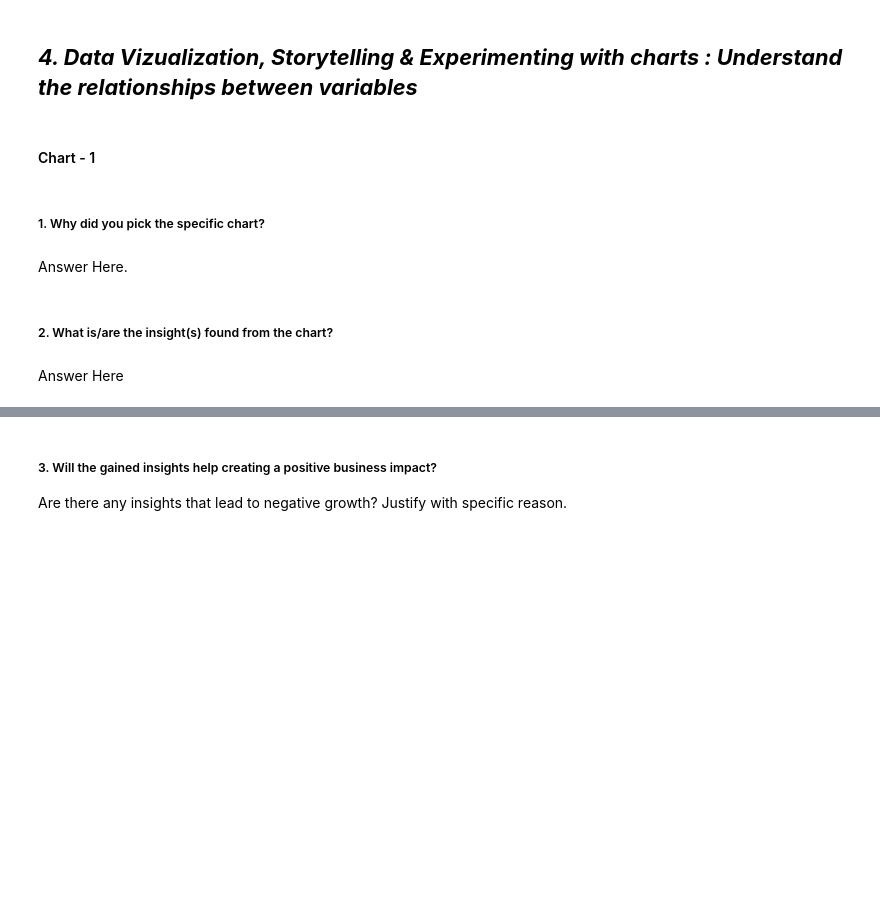
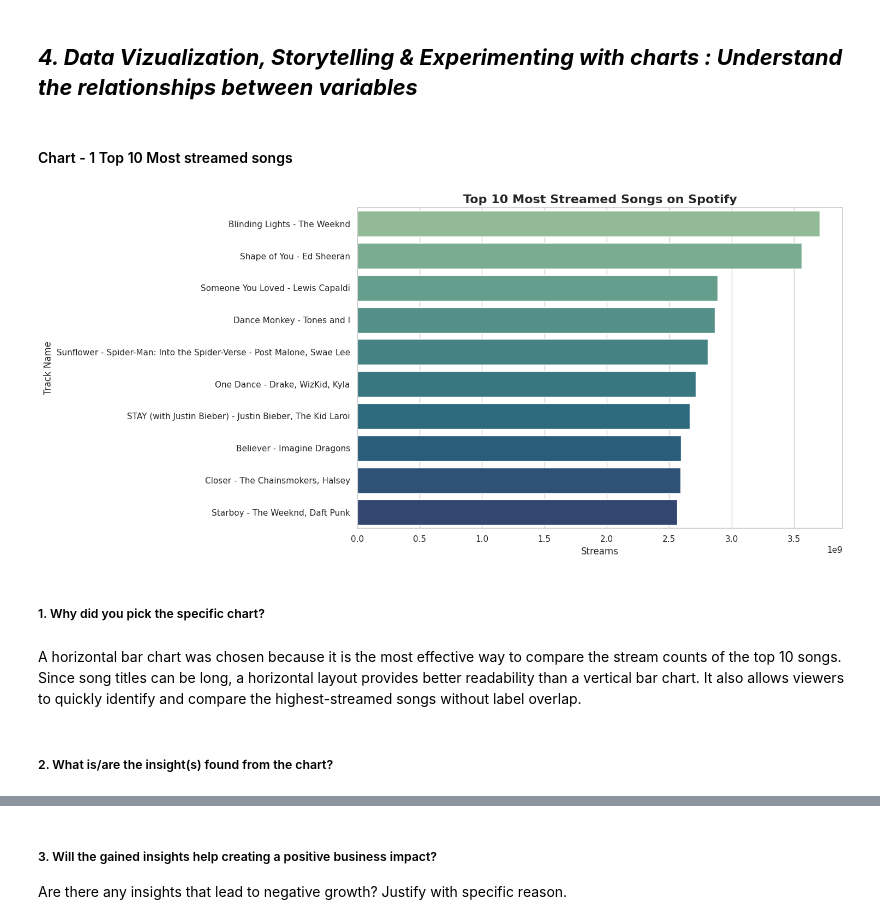
Before and after one commit to bhumika0205/Spotify-EDA, a Jupyter notebook: Spotify_EDA_2023.ipynb, the cells around one changed output, grey strips where cells are left out. Cells and saved outputs as stored; diff of their text form; code cells hidden in the pictures; blank space fills up the shorter version.

Commit message:
data visualisation

```diff
--- a/Spotify_EDA_2023.ipynb
+++ b/Spotify_EDA_2023.ipynb
@@ -392,4 +392,4 @@ Duplicate Records: 0
 # %% [markdown]
 ## ***4. Data Vizualization, Storytelling & Experimenting with charts : Understand the relationships between variables***
 # %% [markdown]
-#### Chart - 1
+#### Chart - 1 Top 10 Most streamed songs
@@ -398,8 +396,37 @@ Duplicate Records: 0
+# %%
+# Chart - 1 visualization code
+
+# Top 10 Most streamed songs
+
+top10_songs = df_clean.sort_values(by="streams", ascending=False).head(10)
+top10_songs["Song"] = (
+    top10_songs["track_name"] +
+    " - " +
+    top10_songs["artist(s)_name"]
+)
+
+plt.figure(figsize=(15,7))
+
+sns.barplot(
+    data=top10_songs,
+    x="streams",
+    y="Song",
+    hue="track_name",
+    palette="crest",
+    legend=False
+)
+
+plt.title("Top 10 Most Streamed Songs on Spotify", fontsize=16, fontweight="bold")
+plt.xlabel("Streams", fontsize=12)
+plt.ylabel("Track Name", fontsize=12)
+
+plt.tight_layout()
+plt.show()
+# %% [output]
+[figure, added]
 # %% [markdown]
 ##### 1. Why did you pick the specific chart?
-# %% [markdown]
-Answer Here.
+# %% [markdown]
+A horizontal bar chart was chosen because it is the most effective way to compare the stream counts of the top 10 songs. Since song titles can be long, a horizontal layout provides better readability than a vertical bar chart. It also allows viewers to quickly identify and compare the highest-streamed songs without label overlap.
 # %% [markdown]
 ##### 2. What is/are the insight(s) found from the chart?
-# %% [markdown]
-Answer Here
```
Also changed, not shown: parts of 14 cells of this notebook.
